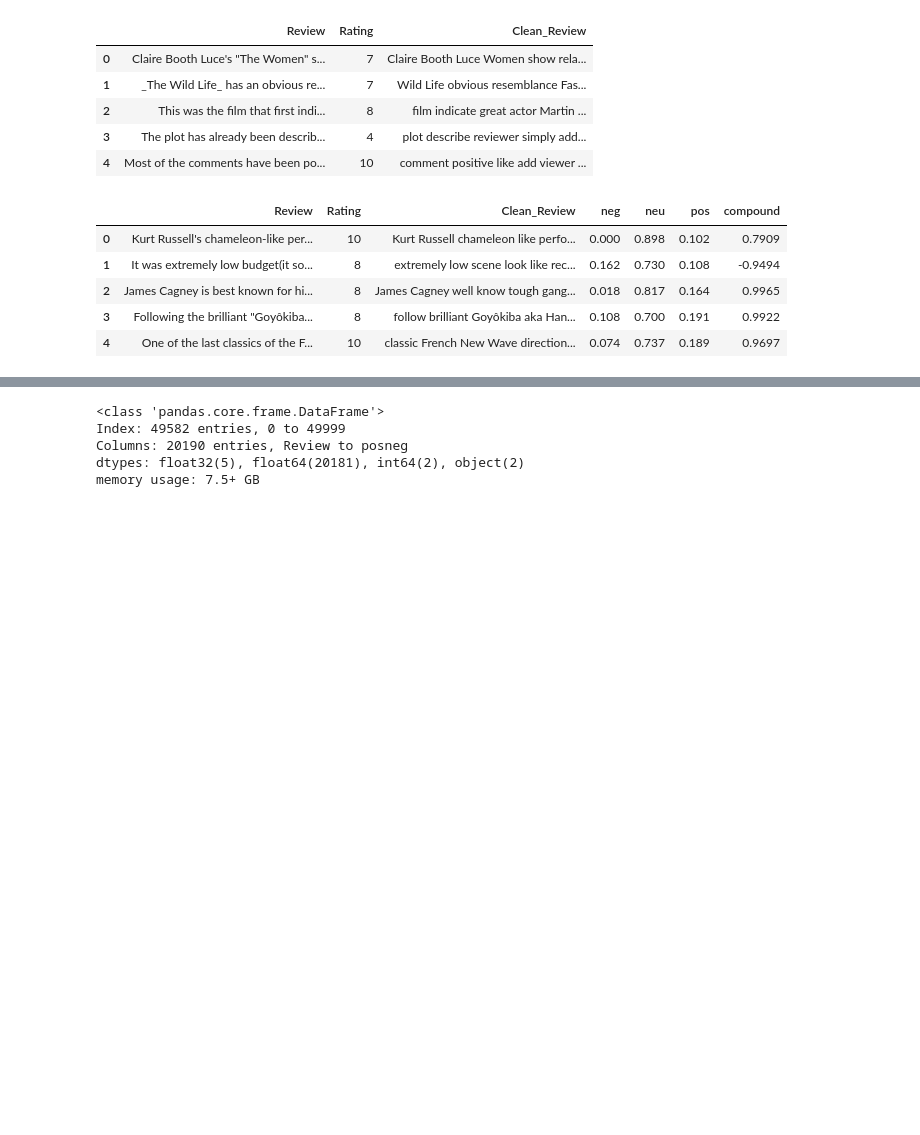
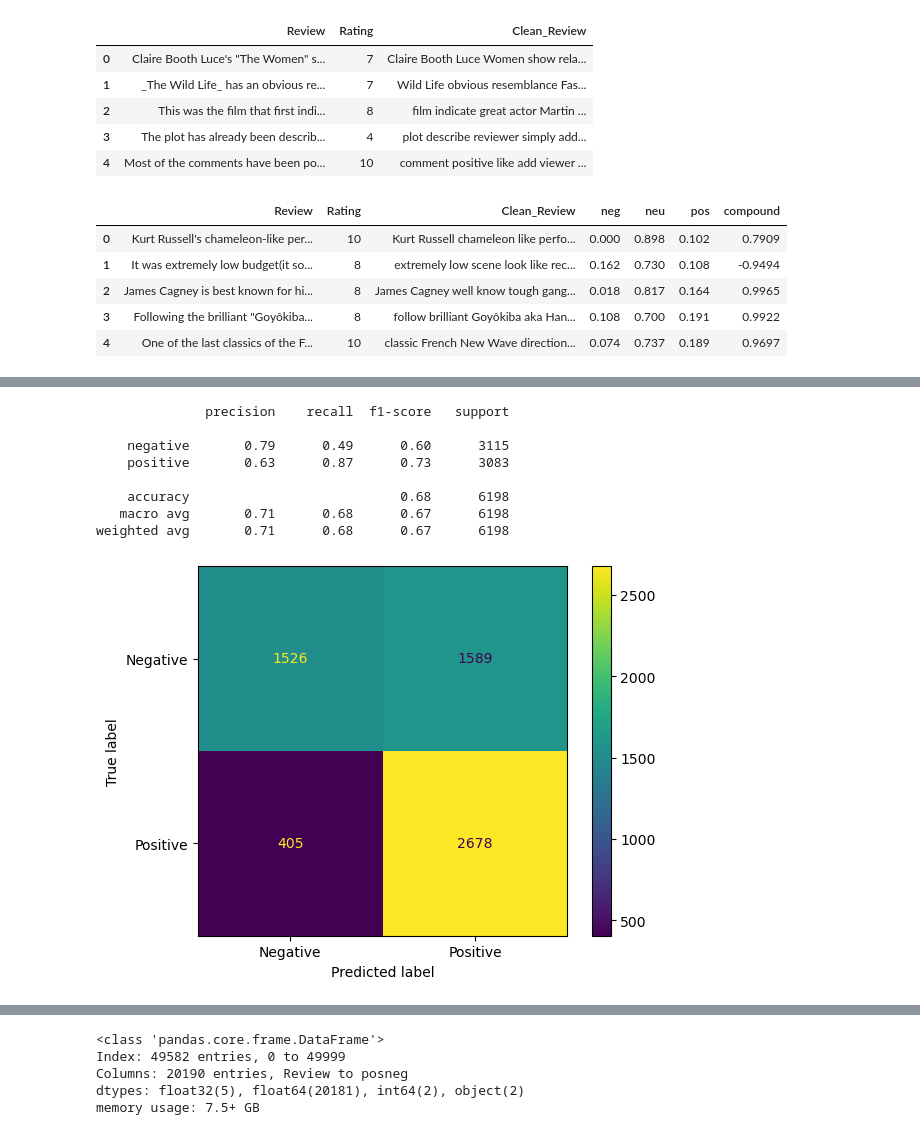
Before and after one commit to CalleEklund/tdde16-project, a Jupyter notebook: mainv2.ipynb, the cells around one changed output, grey strips where cells are left out. Drawn from its saved outputs; the diff is of its cells as text; code cells hidden in the pictures; blank space fills up the shorter version.

```diff
--- a/mainv2.ipynb
+++ b/mainv2.ipynb
@@ -92,0 +99,10 @@ df.head()
+# %%
+df_tmp = df.copy()
+df_tmp.drop(['Review'], axis=1, inplace=True)
+df_tmp = df_tmp.sample(frac=0.125, replace=False, random_state=42)
+
+
+sia = SentimentIntensityAnalyzer()
+df_tmp['Sentiments'] = df_tmp['Clean_Review'].apply(lambda x: sia.polarity_scores(x))
+df_tmp = pd.concat([df_tmp.drop(['Sentiments','neg','pos','neu','compound'], axis=1), df_tmp['Sentiments'].apply(pd.Series)], axis=1)
+df_tmp.head()
@@ -93,3 +116,22 @@ df.head()
+# %%
+#0 is negative, 1 is positive
+df_tmp['posneg'] = df['Rating'].apply(lambda x: 0 if x < 5 else 1)
+df_tmp['Sentiment'] = df_tmp['compound'].apply(lambda x: 0 if x < 0 else 1)
+df_tmp.head()
+report = classification_report(df_tmp['posneg'], df_tmp['Sentiment'], labels=[0, 1], target_names=['negative', 'positive'])
+disp = ConfusionMatrixDisplay.from_predictions(df_tmp['posneg'], df_tmp['Sentiment'], display_labels=['Negative', 'Positive'])
+
+print(report)
+# %% [output]
+              precision    recall  f1-score   support
+
+    negative       0.79      0.49      0.60      3115
+    positive       0.63      0.87      0.73      3083
+
+    accuracy                           0.68      6198
+   macro avg       0.71      0.68      0.67      6198
+weighted avg       0.71      0.68      0.67      6198
+[figure, added]
 # %%
 documents = [TaggedDocument(doc, [i]) for i, doc in enumerate(df['Clean_Review'].apply(lambda x: x.split(' ')))]
 model = Doc2Vec(documents, vector_size=5, window=2, min_count=1, workers=4)
```
Also changed, not shown: parts of 4 cells of this notebook, 1 other file.
